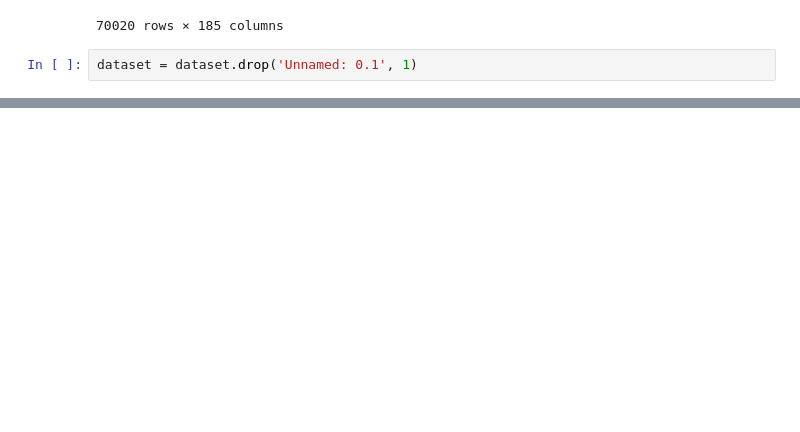
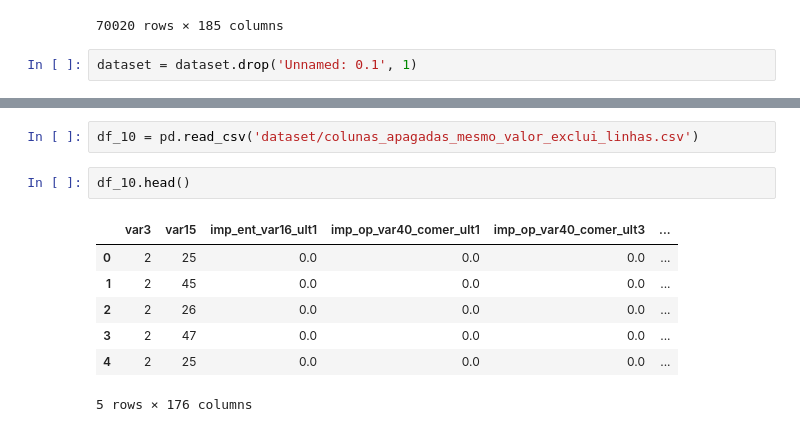
Before and after one commit to annanda/big_data_classifier, a Jupyter notebook: Big Data classifier.ipynb, the cells around one changed output, grey strips where cells are left out. Drawn from its saved outputs; the diff is of its cells as text; blank space fills up the shorter version.

```diff
--- a/Big Data classifier.ipynb
+++ b/Big Data classifier.ipynb
@@ -978,0 +1124,12 @@ dataset
+# %%
+df_10 = pd.read_csv('dataset/colunas_apagadas_mesmo_valor_exclui_linhas.csv')
+# %%
+df_10.head()
+# %% [output]
+|  | var3 | var15 | imp_ent_var16_ult1 | imp_op_var40_comer_ult1 | imp_op_var40_comer_ult3 | ... |
+| 0 | 2 | 25 | 0.0 | 0.0 | 0.0 | ... |
+| 1 | 2 | 45 | 0.0 | 0.0 | 0.0 | ... |
+| 2 | 2 | 26 | 0.0 | 0.0 | 0.0 | ... |
+| 3 | 2 | 47 | 0.0 | 0.0 | 0.0 | ... |
+| 4 | 2 | 25 | 0.0 | 0.0 | 0.0 | ... |
+5 rows × 176 columns
```
Also changed, not shown: parts of 21 cells of this notebook, 19 other files.
